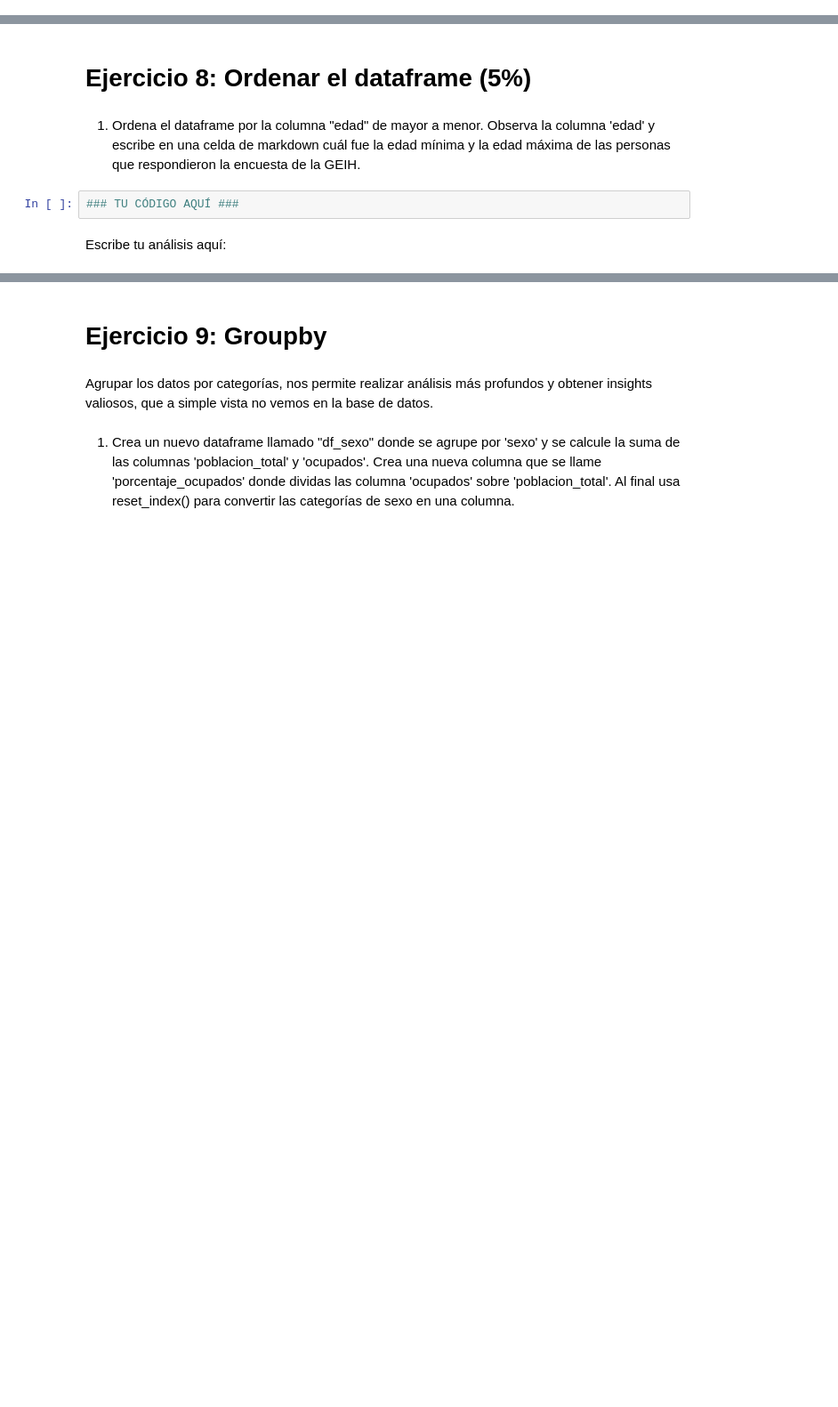
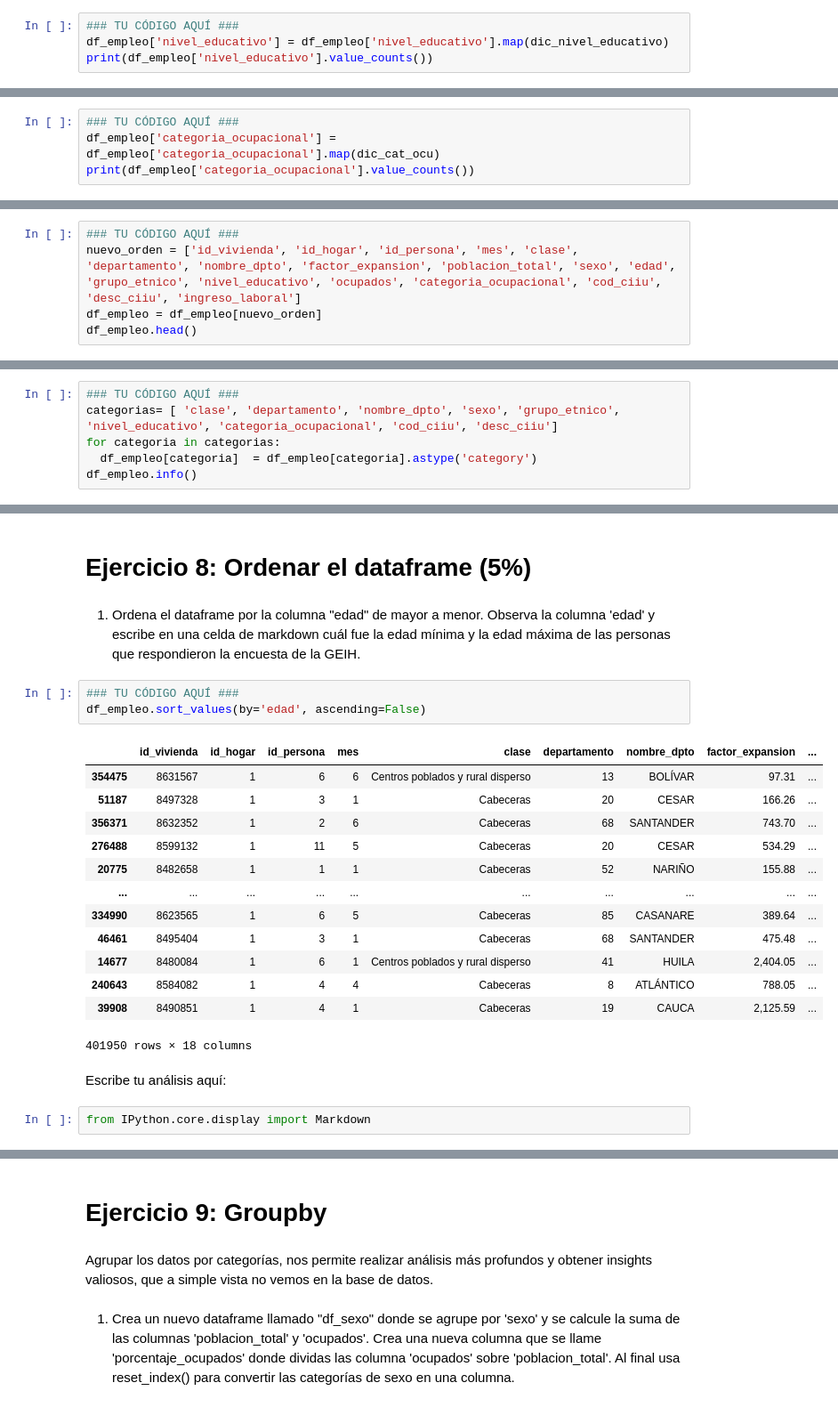
Before and after one commit to ElLinares/curso-ia-para-economia, a Jupyter notebook: clases/3_Analisis_y_visualizacion_datos/4_Taller_Limpieza_Transformacion_Datos.ipynb, the cells around one changed output, grey strips where cells are left out. Shown at 89% size. Cells and saved outputs as stored; diff of their text form; blank space fills up the shorter version.

```diff
--- a/clases/3_Analisis_y_visualizacion_datos/4_Taller_Limpieza_Transformacion_Datos.ipynb
+++ b/clases/3_Analisis_y_visualizacion_datos/4_Taller_Limpieza_Transformacion_Datos.ipynb
@@ -167,0 +272,4 @@ dic_cat_ocu = {1: 'Asalariado', 2: 'Asalariado', 3: 'Asalariado',
+# %%
+### TU CÓDIGO AQUÍ ###
+df_empleo['nivel_educativo'] = df_empleo['nivel_educativo'].map(dic_nivel_educativo)
+print(df_empleo['nivel_educativo'].value_counts())
@@ -167,0 +287,4 @@ dic_cat_ocu = {1: 'Asalariado', 2: 'Asalariado', 3: 'Asalariado',
+# %%
+### TU CÓDIGO AQUÍ ###
+df_empleo['categoria_ocupacional'] = df_empleo['categoria_ocupacional'].map(dic_cat_ocu)
+print(df_empleo['categoria_ocupacional'].value_counts())
@@ -173,0 +301,5 @@ dic_cat_ocu = {1: 'Asalariado', 2: 'Asalariado', 3: 'Asalariado',
+# %%
+### TU CÓDIGO AQUÍ ###
+nuevo_orden = ['id_vivienda', 'id_hogar', 'id_persona', 'mes', 'clase', 'departamento', 'nombre_dpto', 'factor_expansion', 'poblacion_total', 'sexo', 'edad', 'grupo_etnico', 'nivel_educativo', 'ocupados', 'categoria_ocupacional', 'cod_ciiu', 'desc_ciiu', 'ingreso_laboral']
+df_empleo = df_empleo[nuevo_orden]
+df_empleo.head()
@@ -185,0 +342,6 @@ Para realizar cálculos y análisis correctamente, las columnas deben tener el t
+# %%
+### TU CÓDIGO AQUÍ ###
+categorias= [ 'clase', 'departamento', 'nombre_dpto', 'sexo', 'grupo_etnico', 'nivel_educativo', 'categoria_ocupacional', 'cod_ciiu', 'desc_ciiu']
+for categoria in categorias:
+  df_empleo[categoria]  = df_empleo[categoria].astype('category')
+df_empleo.info()
@@ -189,5 +369,22 @@ Para realizar cálculos y análisis correctamente, las columnas deben tener el t
 1. Ordena el dataframe por la columna "edad" de mayor a menor. Observa la columna 'edad' y escribe en una celda de markdown cuál fue la edad mínima y la edad máxima de las personas que respondieron la encuesta de la GEIH.
 # %%
 ### TU CÓDIGO AQUÍ ###
+df_empleo.sort_values(by='edad', ascending=False)
+# %% [output]
+|  | id_vivienda | id_hogar | id_persona | mes | clase | departamento | nombre_dpto | factor_expansion | ... |
+| 354475 | 8631567 | 1 | 6 | 6 | Centros poblados y rural disperso | 13 | BOLÍVAR | 97.31 | ... |
+| 51187 | 8497328 | 1 | 3 | 1 | Cabeceras | 20 | CESAR | 166.26 | ... |
+| 356371 | 8632352 | 1 | 2 | 6 | Cabeceras | 68 | SANTANDER | 743.70 | ... |
+| 276488 | 8599132 | 1 | 11 | 5 | Cabeceras | 20 | CESAR | 534.29 | ... |
+| 20775 | 8482658 | 1 | 1 | 1 | Cabeceras | 52 | NARIÑO | 155.88 | ... |
+| ... | ... | ... | ... | ... | ... | ... | ... | ... | ... |
+| 334990 | 8623565 | 1 | 6 | 5 | Cabeceras | 85 | CASANARE | 389.64 | ... |
+| 46461 | 8495404 | 1 | 3 | 1 | Cabeceras | 68 | SANTANDER | 475.48 | ... |
+| 14677 | 8480084 | 1 | 6 | 1 | Centros poblados y rural disperso | 41 | HUILA | 2,404.05 | ... |
+| 240643 | 8584082 | 1 | 4 | 4 | Cabeceras | 8 | ATLÁNTICO | 788.05 | ... |
+| 39908 | 8490851 | 1 | 4 | 1 | Cabeceras | 19 | CAUCA | 2,125.59 | ... |
+401950 rows × 18 columns
 # %% [markdown]
 Escribe tu análisis aquí:
+# %%
+from IPython.core.display import Markdown
```
Also changed, not shown: parts of 44 cells of this notebook.
